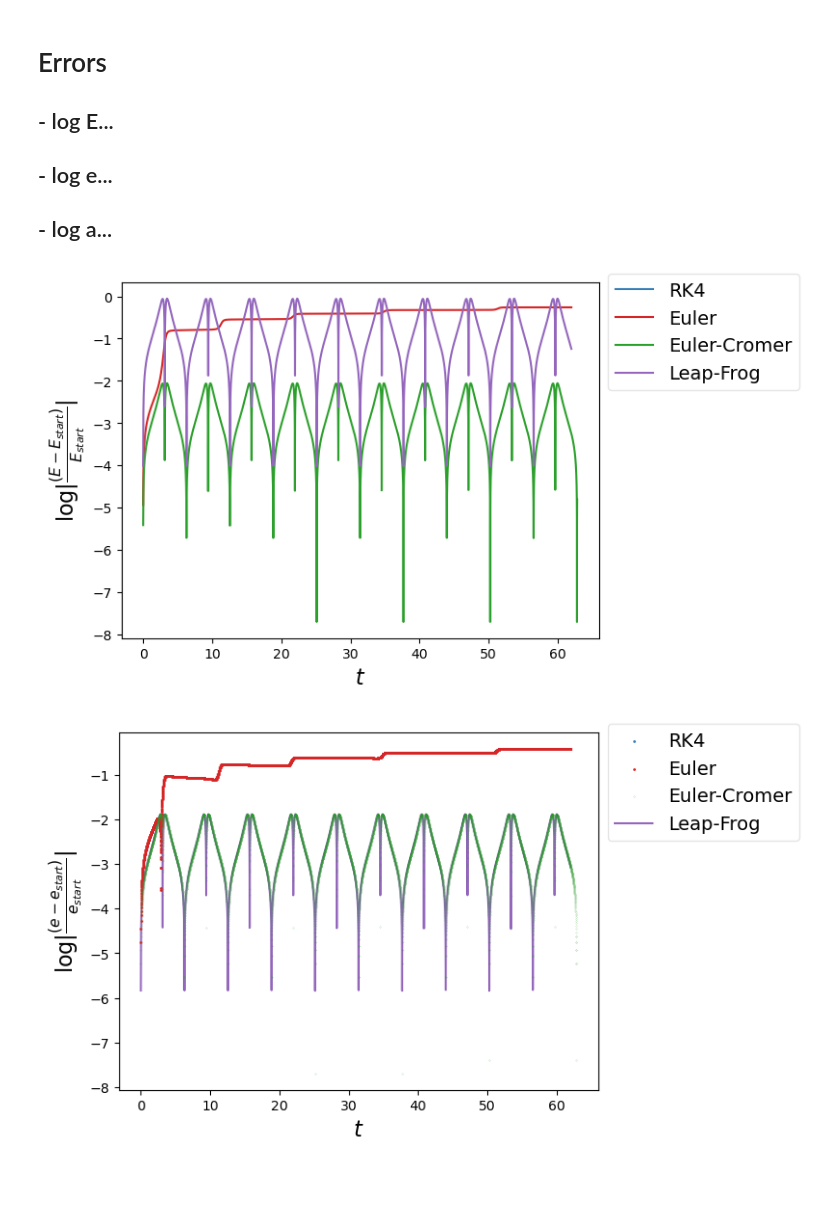
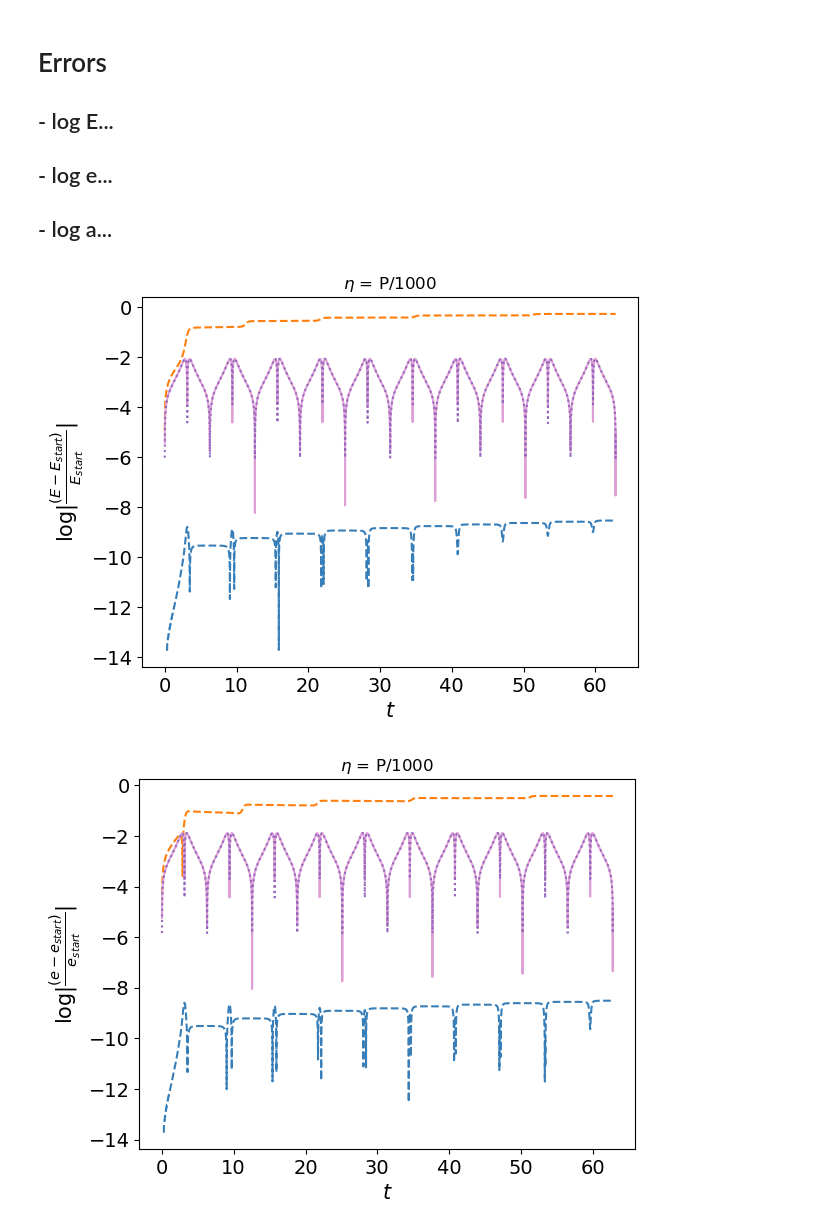
Before and after one commit to piscimarta/Chaos, a Jupyter notebook: main2.ipynb, the cells around one changed output. Saved outputs shown, nothing was run; the diff lists cells and outputs as text; code cells hidden in the pictures; blank space fills up the shorter version.

```diff
--- a/main2.ipynb
+++ b/main2.ipynb
@@ -477,7 +374,7 @@ for i in steps:
 # %%
 ## Energy
 
-steps = [10,50,100,500,1000]
+steps = [50,100,500,1000]
 
 for i in steps:
     plt.close()
@@ -509,24 +406,29 @@ for i in steps:
     encoding='latin-1',
     sep=" "
 )
-    plt.plot(RK4.t, RK4.E,  label='RK4', color = cmap2(1))
+    plt.plot(RK4.t, RK4.E,  label='RK4', ms = 1,linestyle = 'dashed', color = cmap2(1), zorder = 2)
 
     #Euler
-    plt.plot(Euler.t, Euler.E, label='Euler', color = cmap6(3))
+    plt.plot(Euler.t, Euler.E, label='Euler',linestyle = 'dashed', color = cmap6(1),zorder =0)
 
     #Euler Cromer
-    plt.plot(EC.t, EC.E, label='Euler-Cromer', color = cmap7(4))
+    plt.plot(EC.t, EC.E, label='Euler-Cromer', color = cmap4(19), zorder = 1)
 
     #Leap.frog
-    plt.plot(LF.t, LF.E, label='Leap-Frog', color = cmap6(4))
+    plt.plot(LF.t, LF.E,label='Verlet', linestyle = 'dotted', color = cmap6(4),zorder =2)
 
 
     # plot design
     plt.xlabel('t',fontsize = 12)
-    plt.ylabel('Energy', fontsize = 12)
-    plt.legend(fancybox= True, framealpha=0, fontsize= 12, loc='upper left')
+    plt.ylabel('Energy, E', fontsize = 15)
+    plt.xticks(fontsize=14)
+    plt.yticks(fontsize=14)
+    plt.title('$\eta$ = P/'+ str(i), fontsize = 15)
+
+    if i == 50:
+        plt.legend(fancybox= True, framealpha=0.5, fontsize= 12, bbox_to_anchor=(1.0, 0.9))
 
 
-    plt.savefig("twobody_E" + str(i) + ".pdf")
+    plt.savefig("twobody_E" + str(i) + ".pdf", bbox_inches = 'tight')
     #plt.savefig("nonadaptive_orbits" + str(i) + ".pdf")
 # %% [output]
@@ -545,7 +449,7 @@ for i in steps:
 
     ## Energy
 
-steps = [10,50,100,500,1000]
+steps = [50,100,500,1000]
 for i in steps:
     plt.close()
 
@@ -567,47 +471,52 @@ for i in steps:
     EC=pd.read_csv("2bodyEulerCromer_" + str(i) + "_steps_per_Orbit.txt",
     names = ["t", "p1","x1", "y1", "z1","vx1","vy1","vz1", "p2", "x2","y2" ,"z2", "vx2","vy2","vz2","e","E","a","j", "h"],
     encoding='latin-1',
     sep=" "
 )
 
 #Leapfrog
     LF=pd.read_csv("2bodyLeapfrog_" + str(i) + "_steps_per_Orbit.txt",
     names = ["t", "p1","x1", "y1", "z1","vx1","vy1","vz1", "p2", "x2","y2" ,"z2", "vx2","vy2","vz2","e","E","a","j", "h"],
     encoding='latin-1',
     sep=" "
 )
 
 
-    plt.plot(RK4.t, np.log10(np.abs(((RK4.E - RK4.E[0])/RK4.E[0]))),  label='RK4', color = cmap2(1))
+    plt.plot(RK4.t, np.log10(np.abs(((RK4.E - RK4.E[0])/RK4.E[0]))),  label='RK4', ms = 1,linestyle = 'dashed', color = cmap2(1), zorder = 2)
 
     #Euler
-    plt.plot(Euler.t, np.log10(np.abs(((Euler.E - Euler.E[0])/Euler.E[0]))), label='Euler', color = cmap6(3))
+    plt.plot(Euler.t, np.log10(np.abs(((Euler.E - Euler.E[0])/Euler.E[0]))),label='Euler',linestyle = 'dashed', color = cmap6(1),zorder =0)
 
     #Euler Cromer
-    plt.plot(EC.t, np.log10(np.abs(((EC.E - EC.E[0])/EC.E[0]))), label='Euler-Cromer', color = cmap7(4))
+    plt.plot(EC.t, np.log10(np.abs(((EC.E - EC.E[0])/EC.E[0]))), label='Euler-Cromer', color = cmap4(19), zorder = 1)
 
     #Leap.frog
-    plt.plot(LF.t, np.log10(100*np.abs(((LF.E - LF.E[0])/LF.E[0]))), label='Leap-Frog', color = cmap6(4))
+    plt.plot(LF.t, np.log10(np.abs(((LF.E - LF.E[0])/LF.E[0]))), label='Verlet', linestyle = 'dotted', color = cmap6(4),zorder =2)
 
 
     # plot design
-    plt.xlabel(r'$t$',fontsize = 16)
-    plt.ylabel(r'$\log |{\frac{(E − E_{start})}{E_{start}}}|$', fontsize = 16)
-    plt.legend(fancybox= True, framealpha=0.5, fontsize= 14, bbox_to_anchor=(1.0, 1.05))
+    plt.xlabel(r'$t$',fontsize = 15)
+    plt.ylabel(r'$\log |{\frac{(E − E_{start})}{E_{start}}}|$', fontsize = 15)
+    plt.xticks(fontsize=14)
+    plt.yticks(fontsize=14)
+    plt.title('$\eta$ = P/'+ str(i), fontsize = 12)
+
+    if i == 50:
+        plt.legend(fancybox= True, framealpha=0.5, fontsize= 13, bbox_to_anchor=(1.0, 0.4))
 
 
-    plt.savefig("twobody_logE" + str(i) + ".pdf")
+    plt.savefig("twobody_logE" + str(i) + ".pdf", bbox_inches = 'tight')
     #plt.savefig("nonadaptive_orbits" + str(i) + ".pdf")
 
 
 #print(np.log10(np.abs(((LF.E - LF.E[0])/LF.E[0]))))
 # %% [output]
-[figure, old version]
+[figure, new version]
 # %%
 ### log e
     #importing data
 
-steps = [10,50,100,500,1000]
+steps = [50,100,500,1000]
 
 for i in steps:
     plt.close()
@@ -641,25 +550,30 @@ for i in steps:
 )
 
 
-    plt.scatter(RK4.t, np.log10(np.abs(((RK4.e - RK4.e[0])/(RK4.e[0])))),s = 1,  label='RK4', color = cmap2(1))
+    plt.plot(RK4.t, np.log10(np.abs(((RK4.e - RK4.e[0])/(RK4.e[0])))), label='RK4', ms = 1,linestyle = 'dashed', color = cmap2(1), zorder = 2)
 
     #Euler
-    plt.scatter(Euler.t, np.log10(np.abs(((Euler.e - Euler.e[0])/(Euler.e[0])))),s = 1, label='Euler', color = cmap6(3))
+    plt.plot(Euler.t, np.log10(np.abs(((Euler.e - Euler.e[0])/(Euler.e[0])))),ms=1 ,label='Euler',linestyle = 'dashed', color = cmap6(1),zorder =0)
 
     #Euler Cromer
-    plt.scatter(EC.t, np.log10(np.abs(((EC.e - EC.e[0])/(EC.e[0])))),s = 0.01, label='Euler-Cromer', color = cmap7(4), zorder = 1)
+    plt.plot(EC.t, np.log10(np.abs(((EC.e - EC.e[0])/(EC.e[0])))),ms = 1, label='Euler-Cromer', color = cmap4(19), zorder = 1)
 
     #Leap.frog
-    plt.plot(LF.t, np.log10(np.abs(((LF.e - LF.e[0])/(LF.e[0])))),ms = 1, label='Leap-Frog', color = cmap6(4),zorder =0)
+    plt.plot(LF.t, np.log10(np.abs(((LF.e - LF.e[0])/(LF.e[0])))),ms = 0.1, label='Verlet', linestyle = 'dotted', color = cmap6(4),zorder =2)
 
 
     # plot design
-    plt.xlabel(r'$t$',fontsize = 16)
-    plt.ylabel(r'$\log |{\frac{(e − e_{start})}{e_{start}}}|$', fontsize = 16)
-    plt.legend(fancybox= True, framealpha=0.5, fontsize= 14, bbox_to_anchor=(1.0, 1.05))
+    plt.xlabel(r'$t$',fontsize = 15)
+    plt.ylabel(r'$\log |{\frac{(e − e_{start})}{e_{start}}}|$', fontsize = 15)
+    plt.xticks(fontsize=14)
+    plt.yticks(fontsize=14)
+    plt.title('$\eta$ = P/'+ str(i), fontsize = 12)
+
+    if i == 50:
+        plt.legend(fancybox= True, framealpha=0.5, fontsize= 13, bbox_to_anchor=(1.0, 0.4))
 
 
-    plt.savefig("twobody_logecc" + str(i) + ".pdf")
+    plt.savefig("twobody_logecc" + str(i) + ".pdf", bbox_inches = 'tight')
     #plt.savefig("nonadaptive_orbits" + str(i) + ".pdf")
 
 
@@ -672,7 +586,7 @@ for i in steps:
 #log |(E − Estart)/Estart|, log |(e −
 #estart)/estart| and log |(a−a start)/a start|,
 # %% [output]
-[figure, old version]
+[figure, new version]
 # %%
 ###  log |(a−a start)/a start|
 
```
Also changed, not shown: parts of 15 cells of this notebook.
